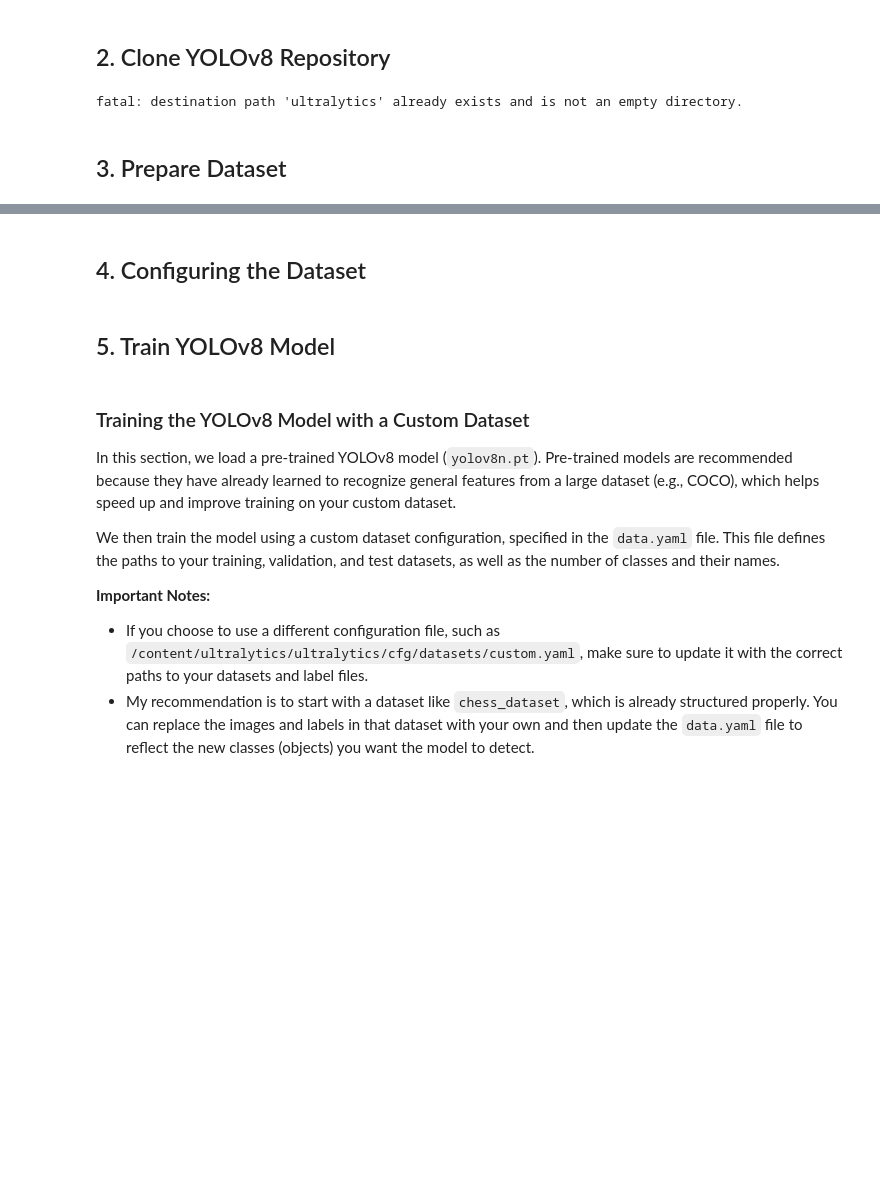
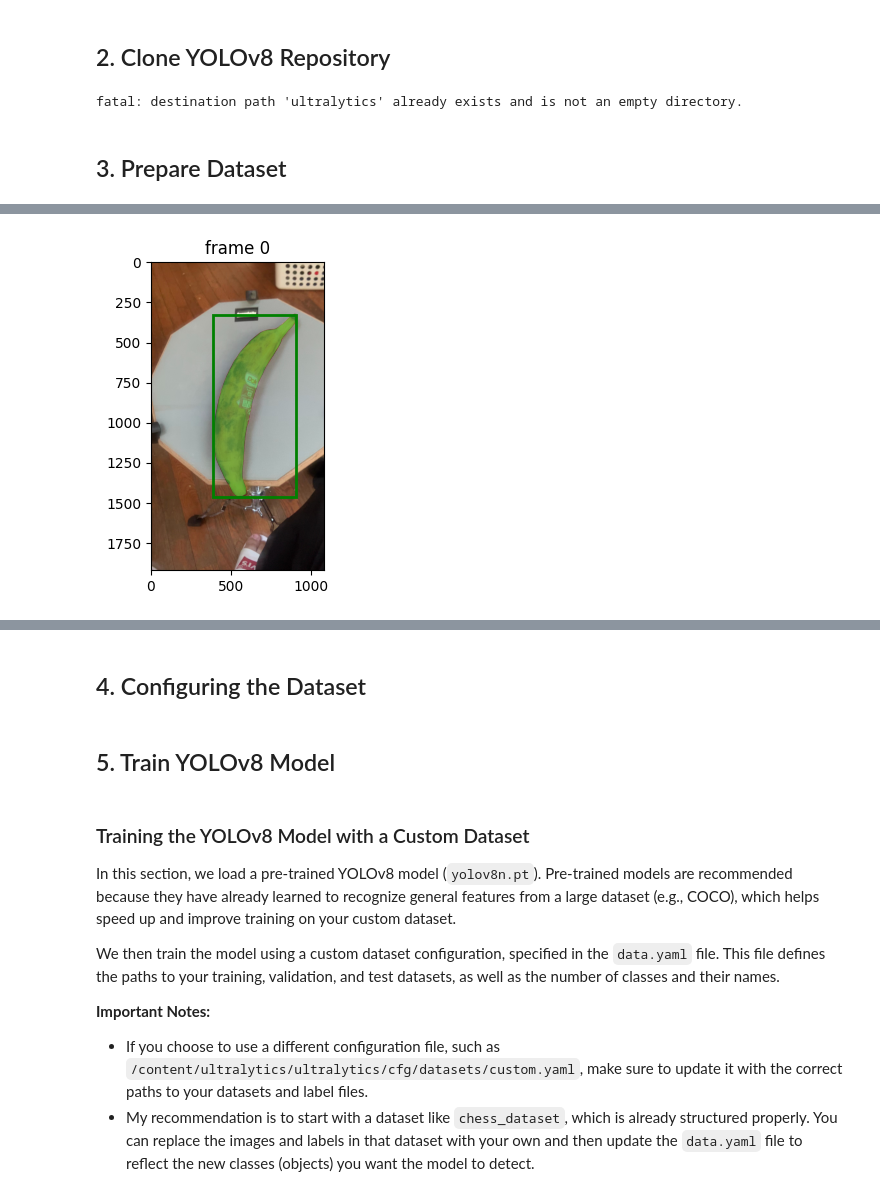
Before and after one commit to tef3573/FinalProjectRene, a Jupyter notebook: NEWFinalProject_code.ipynb, the cells around one changed output, grey strips where cells are left out. Cells and saved outputs as stored; diff of their text form; code cells hidden in the pictures; blank space fills up the shorter version.

```diff
--- a/NEWFinalProject_code.ipynb
+++ b/NEWFinalProject_code.ipynb
@@ -1384,0 +1431,81 @@ checkdir:  cannot create extraction directory: /content/chess_dataset
+# %%
+import os
+import matplotlib.pyplot as plt
+from PIL import Image
+import numpy as np
+
+def get_bounding_box_from_mask(mask):
+    mask = np.squeeze(mask)
+    coords = np.argwhere(mask)
+
+    if coords.size == 0:
+        return None
+
+    y0, x0 = coords.min(axis=0)
+    y1, x1 = coords.max(axis=0)
+
+    return [x0, y0, x1, y1]
+
+def convert_to_yolo_format(image_width, image_height, box):
+    x0, y0, x1, y1 = box
+    center_x = (x0 + x1) / 2 / image_width
+    center_y = (y0 + y1) / 2 / image_height
+    width = (x1 - x0) / image_width
+    height = (y1 - y0) / image_height
+    return center_x, center_y, width, height
+
+def save_labels_for_frame(frame_idx, frame_name, video_segments, label_directory, image_width, image_height):
+    label_filename = os.path.join(label_directory, f"{os.path.splitext(frame_name)[0]}.txt")
+    with open(label_filename, 'w') as label_file:
+        for obj_id, mask in video_segments[frame_idx].items():
+            box = get_bounding_box_from_mask(mask)
+            if box is not None:
+                center_x, center_y, width, height = convert_to_yolo_format(image_width, image_height, box)
+                label_content = f"{obj_id} {center_x} {center_y} {width} {height}\n"
+                label_file.write(label_content)
+    print(f"Label file created for frame {frame_idx} as {label_filename}")
+
+# Run propagation throughout the video and collect the results in a dict
+video_segments = {}  # video_segments contains the per-frame segmentation results
+for out_frame_idx, out_obj_ids, out_mask_logits in predictor.propagate_in_video(inference_state):
+    video_segments[out_frame_idx] = {
+        out_obj_id: (out_mask_logits[i] > 0.0).cpu().numpy()
+        for i, out_obj_id in enumerate(out_obj_ids)
+    }
+
+# Combine with initial segmentation results
+for frame_idx, mask_dict in segmentation_results.items():
+    if frame_idx not in video_segments:
+        video_segments[frame_idx] = {}
+    for obj_id, mask in mask_dict.items():
+        video_segments[frame_idx][obj_id] = mask  # Store the mask directly
+
+
+# Process and save labels for all frames
+for out_frame_idx in range(len(frame_names)):
+    frame_path = os.path.join(selected_directory, frame_names[out_frame_idx])
+    image = Image.open(frame_path)
+    image_width, image_height = image.size
+
+    # Save the labels for the current frame
+    save_labels_for_frame(out_frame_idx, frame_names[out_frame_idx], video_segments, label_directory, image_width, image_height)
+
+    plt.figure(figsize=(6, 4))
+    plt.title(f"frame {out_frame_idx}")
+    plt.imshow(image)
+
+    for out_obj_id, out_mask in video_segments[out_frame_idx].items():
+        if isinstance(out_mask, dict):
+            for sub_obj_id, sub_mask in out_mask.items():
+                show_mask(sub_mask, plt.gca(), obj_id=sub_obj_id)
+                box = get_bounding_box_from_mask(sub_mask)
+                if box is not None:
+                    show_box(box, plt.gca())
+        else:
+            show_mask(out_mask, plt.gca(), obj_id=out_obj_id)
+            box = get_bounding_box_from_mask(out_mask)
+            if box is not None:
+                show_box(box, plt.gca())
+
+    plt.show()
+# %% [output]
@@ -1384,0 +1513 @@ checkdir:  cannot create extraction directory: /content/chess_dataset
+[figure, added]
```
Also changed, not shown: parts of 24 cells of this notebook.
